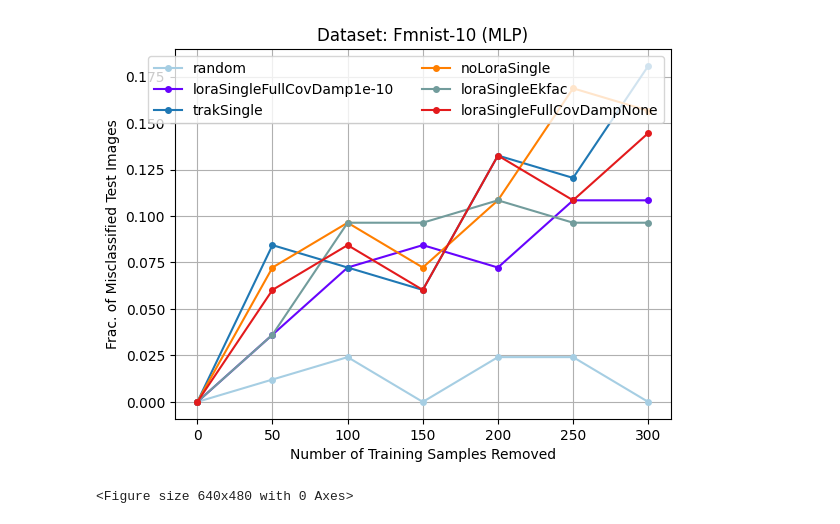
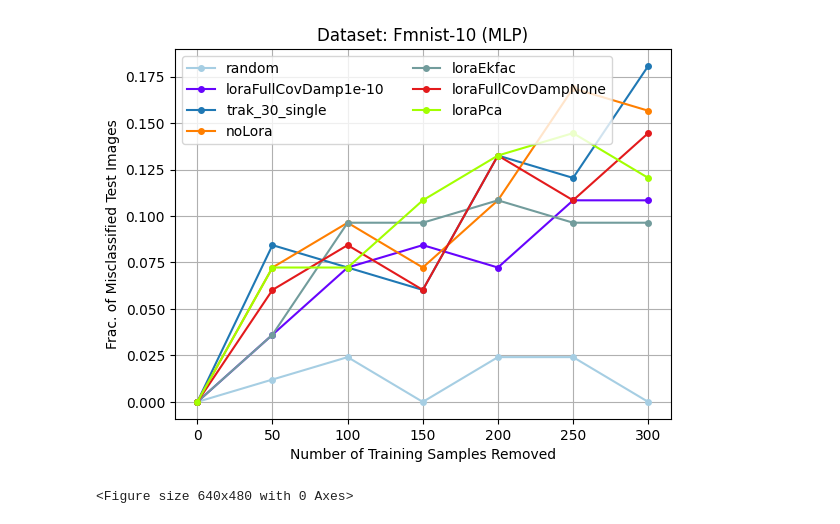
Before and after one commit to logix-project/logix, a Jupyter notebook: examples/notebooks/cifar10/plot_emsemble_brittleness.ipynb, the cells around one changed output. Cells and saved outputs as stored; diff of their text form; code cells hidden in the pictures.

```diff
--- a/examples/notebooks/cifar10/plot_emsemble_brittleness.ipynb
+++ b/examples/notebooks/cifar10/plot_emsemble_brittleness.ipynb
@@ -29,7 +33,7 @@ def main(data_name: str) -> None:
         # "noLoraEkfacrandom16_singleModel_aug_trueFisher"
         # "lora64random_full_covariance_10",
         # "lora64random_full_covariance_aug_10",
-        "initrandom_rank64_use_loraTrue_use_full_covarianceTrue_sampleFalse_ekfacFalse_damping1e-10_use_augmented_dataFalse_grad_simFalse_tag_model_id_10",
+        # "initrandom_rank64_use_loraTrue_use_full_covarianceTrue_sampleFalse_ekfacFalse_damping1e-10_use_augmented_dataFalse_grad_simFalse_tag_model_id_10",
         "initrandom_rank64_use_loraTrue_use_full_covarianceTrue_sampleFalse_ekfacFalse_damping1e-10_use_augmented_dataFalse_grad_simFalse_tag_model_id0",
         "initrandom_rank64_use_loraFalse_use_full_covarianceFalse_sampleFalse_ekfacFalse_damping1e-10_use_augmented_dataFalse_grad_simFalse_tag_model_id0",
         # "trak_30",
@@ -37,7 +41,8 @@ def main(data_name: str) -> None:
         # "trak_30_model0", #invalid
         "Trak_30_model0_epoch25_our_ckpt",
         # "trak_30_model0_epoch25_their_ckpt", #invalid
-        "initrandom_rank64_use_loraTrue_ekfacTrue_damping1e-10_tag_model_id0_logit_lossTrue"
+        # "initrandom_rank64_use_loraTrue_ekfacTrue_damping1e-10_tag_model_id0_logit_lossTrue",
+        "initpca_rank64_lorapca_hessianekfac_damping1e-10_tag_model_id0"
     ]
 
     base = 0.0
@@ -113,43 +118,42 @@ def main(data_name: str) -> None:
         "initrandom_rank64_damping1e-10_tag_model_id0",
         "initrandom_rank64_use_loraTrue_ekfacTrue_damping1e-10_tag_model_id0",
         "initrandom_rank64_use_loraTrue_use_full_covarianceTrue_dampingNone_tag_model_id0",
+        "initpca_rank64_lorapca_hessianekfac_damping1e-10_tag_model_id0"
     ]
 
     base = 0.0
-    # intervals = [50, 100, 150, 200, 250, 300]
-    intervals = [100, 200, 300]  # Updated intervals
+    intervals = [50, 100, 150, 200, 250, 300]
 
     # init_plotting()
 
     for algo_name in algo_name_lst:
         results = torch.load(
             f"../../files/ensemble_brittleness_results/data_{data_name.lower()}/{algo_name}.pt"
         )
 
         results = np.array(results["results"])
         avg_results = results.sum(0) / results.shape[0]
-        selected_results = results[:, [1, 3, 5]]  # Indices correspond to [100, 200, 300] in the original list
         plt.plot(
             [0] + intervals,
-            [base] + list(selected_results),
+            [base] + list(avg_results),
             "o-",
             label=get_name(algo_name),
             c=get_color(algo_name),
             markersize=MARKER_SIZE,
         )
 
     plt.legend(ncol=2)
     plt.title("Dataset: Fmnist-10 (MLP)")
 
     plt.ylabel("Frac. of Misclassified Test Images")
     plt.xlabel("Number of Training Samples Removed")
     plt.grid()
     plt.show()
     plt.clf()
 
 
 if __name__ == "__main__":
     main(data_name="fmnist")
 # %% [output]
-[figure, old version]
+[figure, new version]
 <Figure size 640x480 with 0 Axes>
```
Also changed, not shown: parts of 7 cells of this notebook, 5 other files.
